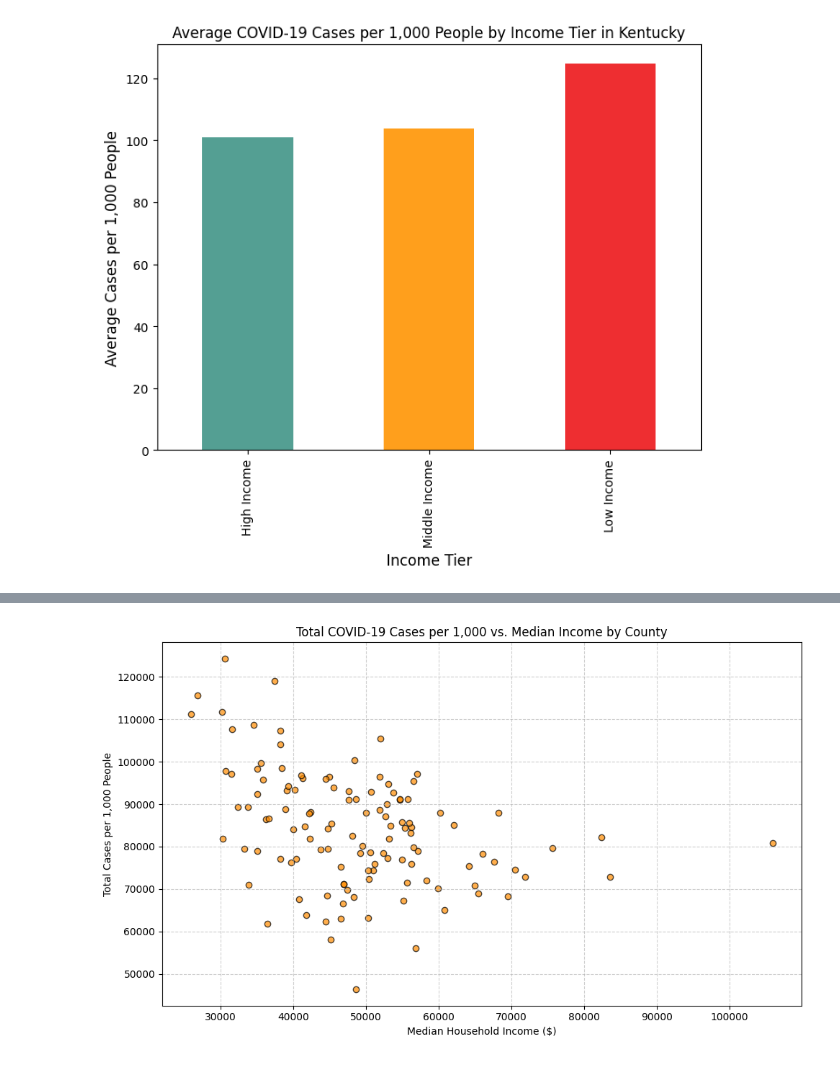
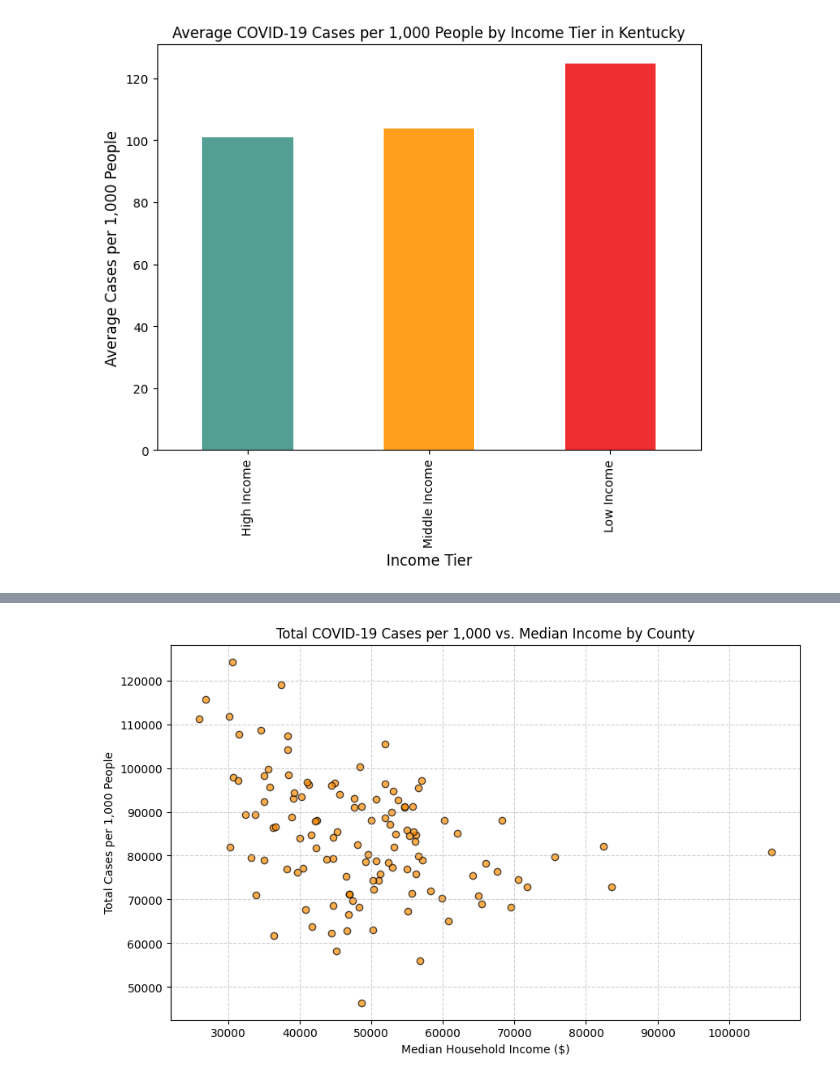
Before and after one commit to JonChadwell/covid_vs_income_ky, a Jupyter notebook: notebooks/covid_analysis.ipynb, the cells around one changed output, grey strips where cells are left out. Cells and saved outputs as stored; diff of their text form; code cells hidden in the pictures.

```diff
--- a/notebooks/covid_analysis.ipynb
+++ b/notebooks/covid_analysis.ipynb
@@ -832,22 +826,21 @@ plt.show()
 # %%
-# Aggregate total cases per 1,000 by county
+# Aggregate total cases per 1,000 by county so I can create a scatter plot
 scatter_data = merged_df.groupby('county').agg({
     'cases_per_1000': 'sum',
-    'Median Household Income': 'first'  # income is constant per county
+    'Median Household Income': 'first'
 }).reset_index()
 
 plt.figure(figsize=(10,6))
 plt.scatter(
     scatter_data['Median Household Income'],
     scatter_data['cases_per_1000'],
     color='darkorange', alpha=0.7, edgecolors='black'
 )
 plt.title('Total COVID-19 Cases per 1,000 vs. Median Income by County')
 plt.xlabel('Median Household Income ($)')
 plt.ylabel('Total Cases per 1,000 People')
 plt.grid(True, linestyle='--', alpha=0.6)
-plt.tight_layout()
 plt.show()
 # %% [output]
-[figure, old version]
+[figure, new version]
 # %%
```
Also changed, not shown: parts of 10 cells of this notebook, 4 other files.
